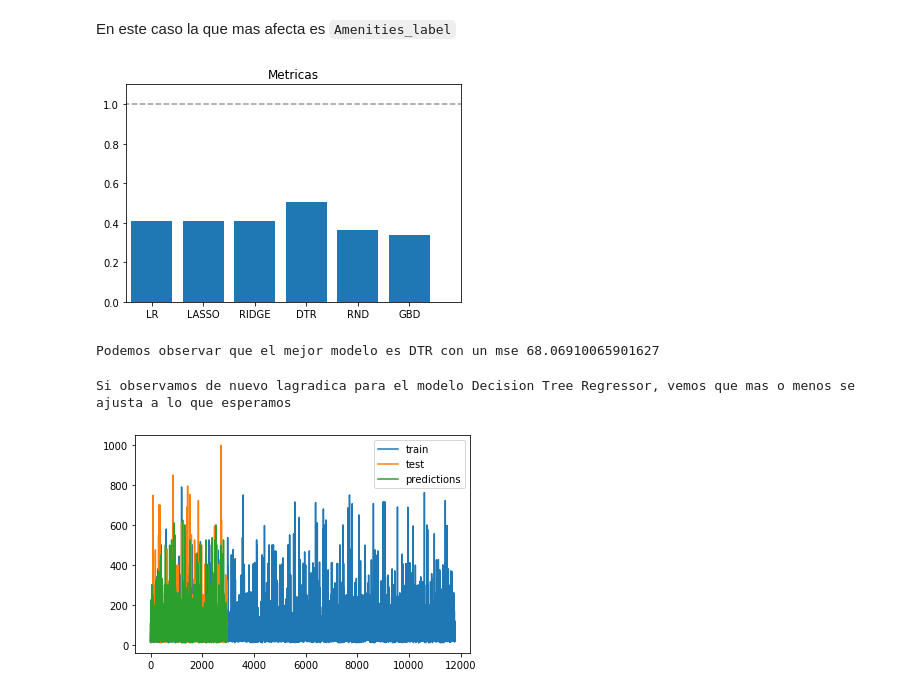
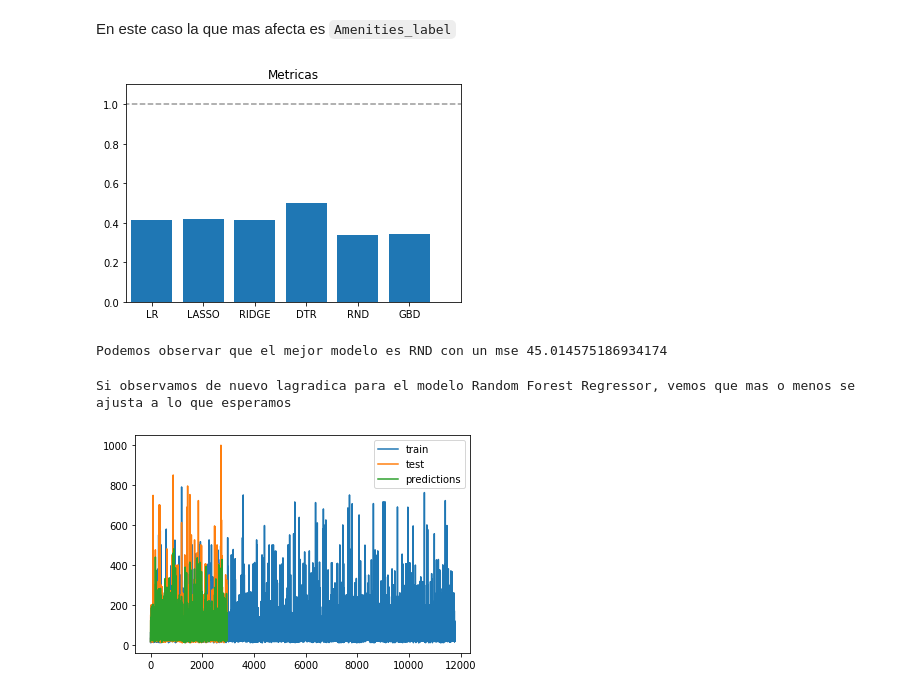
Before and after one commit to amm297/keepcoding-bdml, a Jupyter notebook: machine-learning/Practica-Alberto_Martinez_Martinez.ipynb, the cells around one changed output. Drawn from its saved outputs; the diff is of its cells as text; code cells hidden in the pictures.

```diff
--- a/machine-learning/Practica-Alberto_Martinez_Martinez.ipynb
+++ b/machine-learning/Practica-Alberto_Martinez_Martinez.ipynb
@@ -658,7 +658,7 @@ print("best parameters: {}".format(grid.best_params_))
 
 rnd_reg,rndr_pred,rndr_rmse = apply_and_plot_estimator(grid.estimator)
 
-rnd_reg_e,rndr_e_pred,rndr_rmse = apply_and_plot_estimator(grid.estimator, normalize=True)
+rnd_reg_e,rndr_e_pred,rndr_e_rmse = apply_and_plot_estimator(grid.estimator, normalize=True)
 # %% [output]
 best mean cross-validation score: 0.642
 best parameters: {'max_depth': 13, 'n_estimators': 49}
@@ -709,26 +709,26 @@ En este caso la que mas afecta es `Amenities_label`
 # %%
 errors = [lr_nn_rmse, lasso_rmse ,rr_rmse,tr_e_rmse,rndr_rmse,gb_rmse]
 norm = np.linalg.norm(errors)
 errors_normalized = errors/norm
 errors_lbl = ['LR','LASSO','RIDGE','DTR','RND','GBD']
 errors_len = len(errors)
 plt.bar(range(errors_len),errors_normalized)
 plt.xticks(range(errors_len), errors_lbl)
 plt.plot([-1, errors_len], [1, 1], color=(0.6, 0.6, 0.6), linestyle='--')
 plt.xlim((-0.5,errors_len))
 plt.ylim((0,1.1))
 plt.title('Metricas')
 plt.show()
 
-m_i = errors.index(max(errors))
+m_i = errors.index(min(errors))
 print(f"Podemos observar que el mejor modelo es {errors_lbl[m_i]} con un mse {errors[m_i]}")
 # %% [output]
-[figure, old version]
+[figure, new version]
-Podemos observar que el mejor modelo es DTR con un mse 68.06910065901627
+Podemos observar que el mejor modelo es RND con un mse 45.014575186934174
 # %%
-print(f"Si observamos de nuevo lagradica para el modelo Decision Tree Regressor, vemos que mas o menos se ajusta a lo que esperamos")
-plot_predictions(labels, test_prices, tr_pred)
+print(f"Si observamos de nuevo lagradica para el modelo Random Forest Regressor, vemos que mas o menos se ajusta a lo que esperamos")
+plot_predictions(labels, test_prices, rndr_pred)
 # %% [output]
-Si observamos de nuevo lagradica para el modelo Decision Tree Regressor, vemos que mas o menos se ajusta a lo que esperamos
+Si observamos de nuevo lagradica para el modelo Random Forest Regressor, vemos que mas o menos se ajusta a lo que esperamos
-[figure, old version]
+[figure, new version]
 # %%
```
Also changed, not shown: parts of 11 cells of this notebook.
